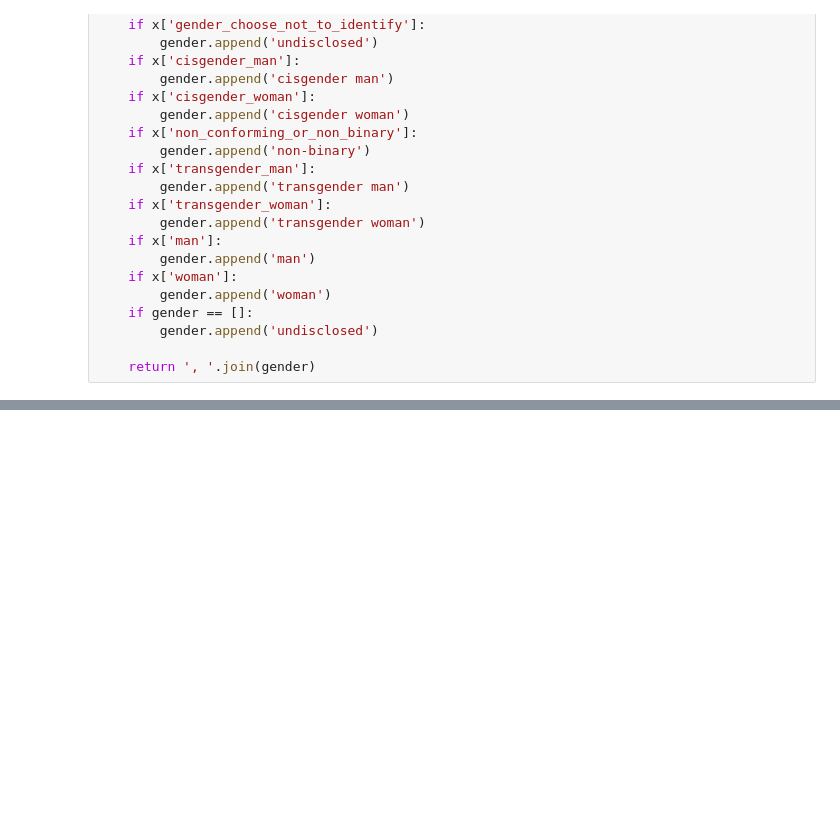
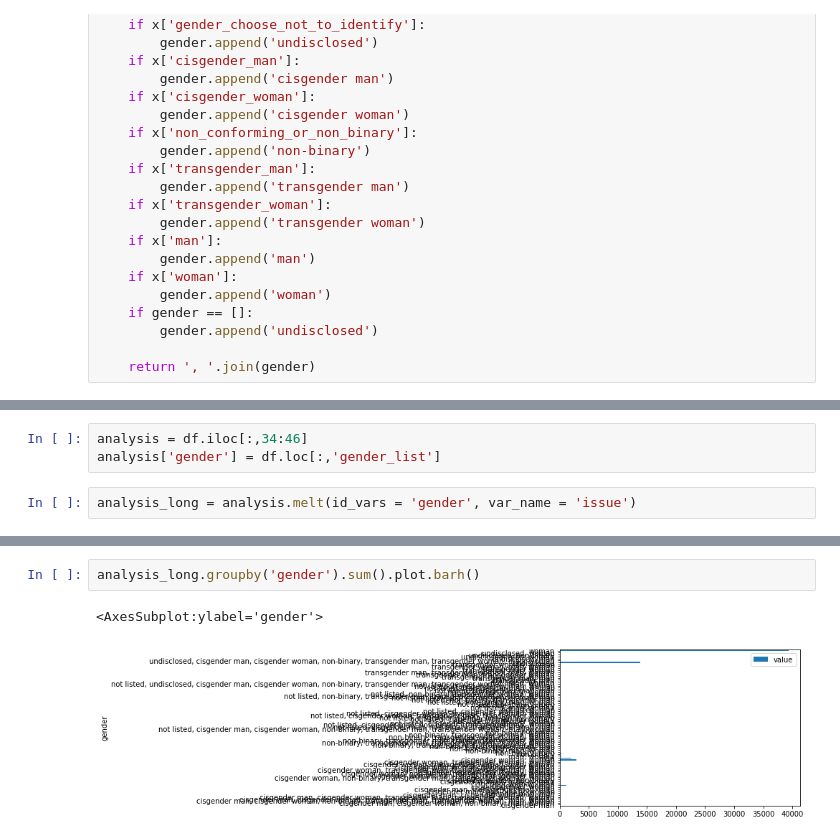
Before and after one commit to Vincent-Kwan/Datathon_WomensMarch, a Jupyter notebook: Vk.ipynb, the cells around one changed output, grey strips where cells are left out. Saved outputs shown, nothing was run; the diff lists cells and outputs as text; blank space fills up the shorter version.

```diff
--- a/Vk.ipynb
+++ b/Vk.ipynb
@@ -242,0 +288,5 @@ df['new'] = df.apply(gender_func, axis = 1)
+# %%
+analysis = df.iloc[:,34:46]
+analysis['gender'] = df.loc[:,'gender_list']
+# %%
+analysis_long = analysis.melt(id_vars = 'gender', var_name = 'issue')
@@ -243 +302,6 @@ df['new'] = df.apply(gender_func, axis = 1)
+# %%
+analysis_long.groupby('gender').sum().plot.barh()
+# %% [output]
+<AxesSubplot:ylabel='gender'>
+[figure, added]
 # %%
```
Also changed, not shown: parts of 13 cells of this notebook, 1 other file.
